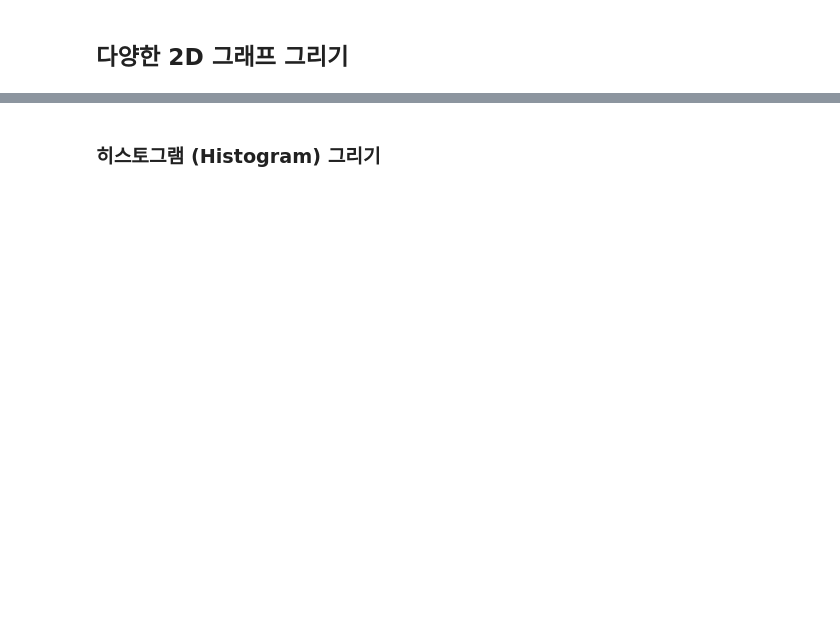
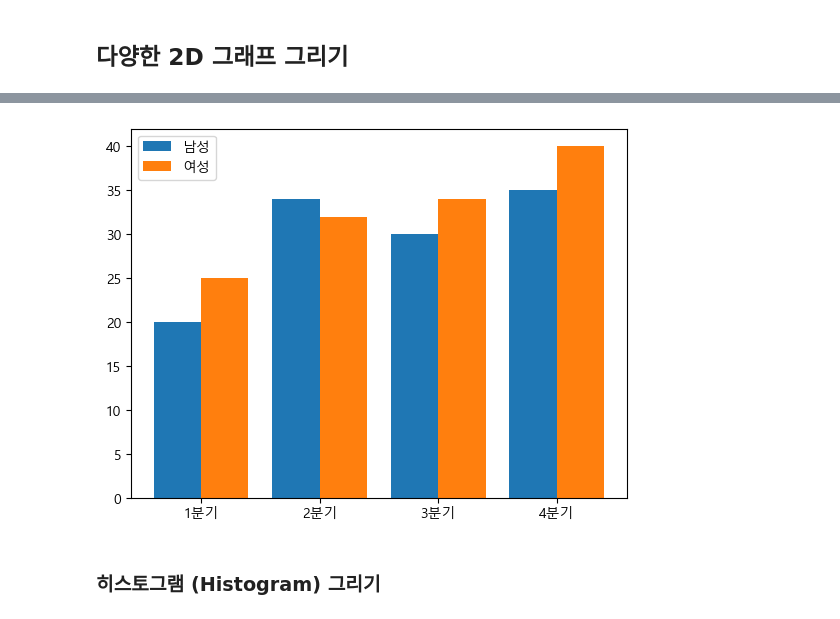
Before and after one commit to taehyunan-99/python-libraries, a Jupyter notebook: DATA/07_matplotlib.ipynb, the cells around one changed output, grey strips where cells are left out. Cells and saved outputs as stored; diff of their text form; code cells hidden in the pictures; blank space fills up the shorter version.

```diff
--- a/DATA/07_matplotlib.ipynb
+++ b/DATA/07_matplotlib.ipynb
@@ -182,20 +205,24 @@ plt.show()
 # %%
 # 여러 막대 그래프
 labels = ["1분기", "2분기", "3분기", "4분기"]
 men_means = [20,34,30,35]
 women_means = [25,32,34,40]
 
 x = np.arange(len(labels))
 
 fig, ax = plt.subplots()
 width = 0.4
 
 ax.bar(x - width/2, men_means, width, label="남성")
 ax.bar(x + width/2, women_means, width, label="여성")
 
+ax.legend()
+
 ax.set_xticks(x, labels)
 
 plt.show()
+# %% [output]
+[figure, added]
 # %%
 # 실습 2. 막대 그래프 그리기
 data = [20, 35, 15, 27, 45]
```
Also changed, not shown: parts of 14 cells of this notebook, 2 other files.
